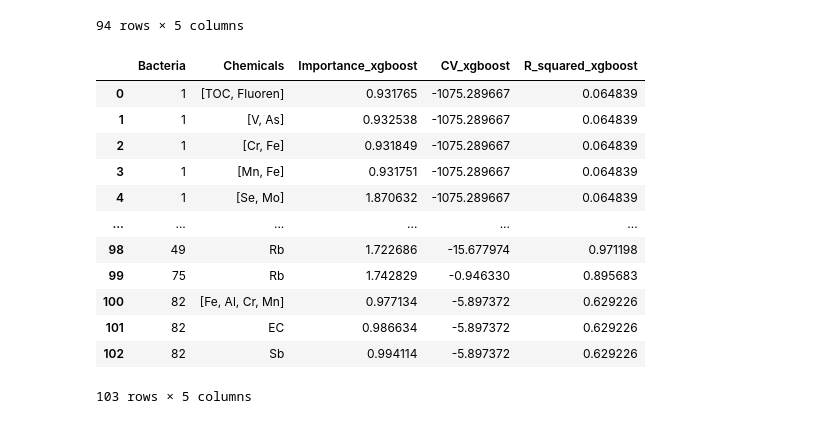
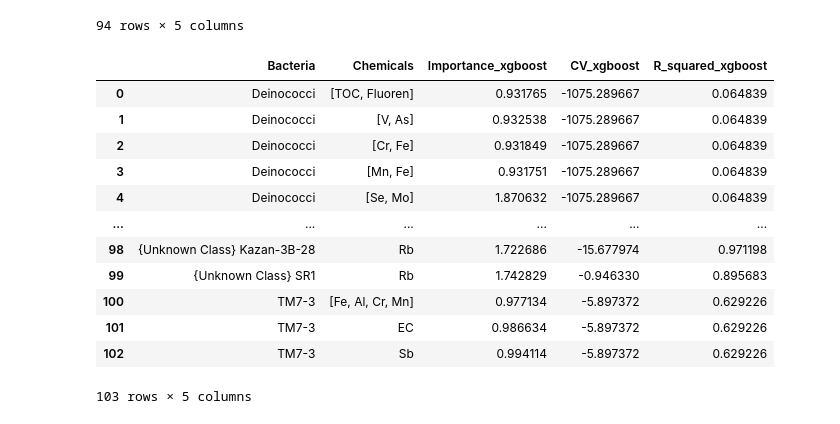
Before and after one commit to melehean/Bioinformatics-Project, a Jupyter notebook: class_analysis.ipynb, the cells around one changed output. Saved outputs shown, nothing was run; the diff lists cells and outputs as text; code cells hidden in the pictures.

```diff
--- a/class_analysis.ipynb
+++ b/class_analysis.ipynb
@@ -93,22 +98,25 @@ sorted_decition_tree_importance
 # %%
 xgboost_feature_importance = results_gathering.important_relationships_for_all_bacteria(
     chemical_data,
     class_data,
     ml_importance_methods.get_xgboost_importance,
     model_name="xgboost",
     importance_threshold=0.9)
-xgboost_feature_importance
+results_to_display_xgboost = deepcopy(xgboost_feature_importance)
+names = results_gathering.name_lookup(list(results_to_display_xgboost['Bacteria']), indices_to_names)
+results_to_display_xgboost['Bacteria'] = names
+results_to_display_xgboost
 # %% [output]
 |  | Bacteria | Chemicals | Importance_xgboost | CV_xgboost | R_squared_xgboost |
-| 0 | 1 | [TOC, Fluoren] | 0.931765 | -1075.289667 | 0.064839 |
-| 1 | 1 | [V, As] | 0.932538 | -1075.289667 | 0.064839 |
-| 2 | 1 | [Cr, Fe] | 0.931849 | -1075.289667 | 0.064839 |
-| 3 | 1 | [Mn, Fe] | 0.931751 | -1075.289667 | 0.064839 |
-| 4 | 1 | [Se, Mo] | 1.870632 | -1075.289667 | 0.064839 |
+| 0 | Deinococci | [TOC, Fluoren] | 0.931765 | -1075.289667 | 0.064839 |
+| 1 | Deinococci | [V, As] | 0.932538 | -1075.289667 | 0.064839 |
+| 2 | Deinococci | [Cr, Fe] | 0.931849 | -1075.289667 | 0.064839 |
+| 3 | Deinococci | [Mn, Fe] | 0.931751 | -1075.289667 | 0.064839 |
+| 4 | Deinococci | [Se, Mo] | 1.870632 | -1075.289667 | 0.064839 |
 | ... | ... | ... | ... | ... | ... |
-| 98 | 49 | Rb | 1.722686 | -15.677974 | 0.971198 |
-| 99 | 75 | Rb | 1.742829 | -0.946330 | 0.895683 |
-| 100 | 82 | [Fe, Al, Cr, Mn] | 0.977134 | -5.897372 | 0.629226 |
-| 101 | 82 | EC | 0.986634 | -5.897372 | 0.629226 |
-| 102 | 82 | Sb | 0.994114 | -5.897372 | 0.629226 |
+| 98 | {Unknown Class} Kazan-3B-28 | Rb | 1.722686 | -15.677974 | 0.971198 |
+| 99 | {Unknown Class} SR1 | Rb | 1.742829 | -0.946330 | 0.895683 |
+| 100 | TM7-3 | [Fe, Al, Cr, Mn] | 0.977134 | -5.897372 | 0.629226 |
+| 101 | TM7-3 | EC | 0.986634 | -5.897372 | 0.629226 |
+| 102 | TM7-3 | Sb | 0.994114 | -5.897372 | 0.629226 |
 103 rows × 5 columns
```
Also changed, not shown: parts of 8 cells of this notebook, 12 other files.
